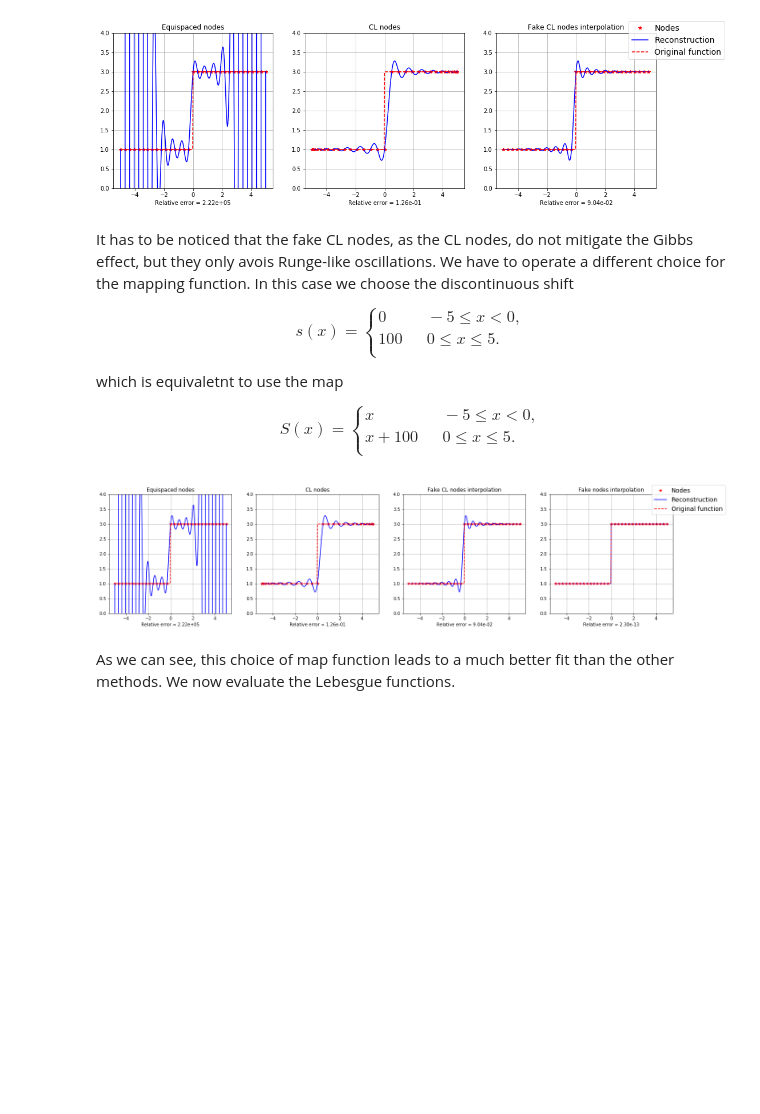
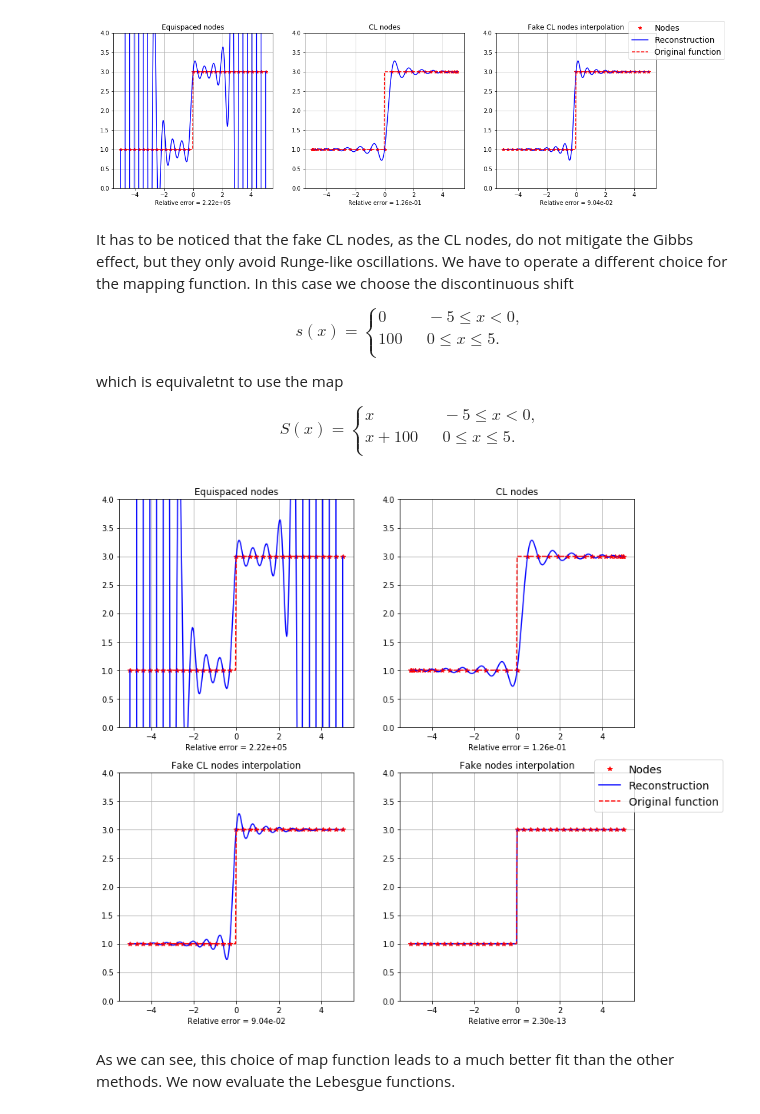
Before and after one commit to pog87/FakeNodes, a Jupyter notebook: Gibbs.ipynb, the cells around one changed output. Cells and saved outputs as stored; diff of their text form; code cells hidden in the pictures; blank space fills up the shorter version.

```diff
--- a/Gibbs.ipynb
+++ b/Gibbs.ipynb
@@ -92,7 +92,7 @@ fig.savefig("gibbs_interp1.png")
 # %% [output]
 [figure]
 # %% [markdown]
-It has to be noticed that the fake CL nodes, as the CL nodes, do not mitigate the Gibbs effect, but they only avois Runge-like oscillations. We have to operate a different choice for the mapping function.
+It has to be noticed that the fake CL nodes, as the CL nodes, do not mitigate the Gibbs effect, but they only avoid Runge-like oscillations. We have to operate a different choice for the mapping function.
 In this case we choose the discontinuous shift
 
 $$s(x)= \left\{
@@ -114,34 +114,34 @@ y_fake2 = lagrange_interp(S2(x_test), S2(x_train), y_train)
 err4 = np.linalg.norm(y_true-y_fake2,2)/np.linalg.norm(y_true,2)
 lsum4 = lebesgue(S2(x_train),S2(x_test))
 # %%
-fig, (ax1, ax2,ax3, ax4) = plt.subplots(1, 4,figsize=(23,5))
+fig, ((ax1, ax2), (ax3, ax4)) = plt.subplots(2, 2,figsize=(12,12))
 ax1.cla(); ax2.cla(); ax3.cla(); ax4.cla()
 
 ax1.plot(x_train, y_train,'r*', x_test, y_poly,'b-',x_test,y_true,'r--')
 ax1.set_title("Equispaced nodes");
 ax1.set_xlabel("Relative error = %.2e"%err1)
 
 ax2.plot(x_CL, y_CL,'r*', x_test, y_Cheb,'b-',x_test,y_true,'r--')
 ax2.set_title("CL nodes")
 ax2.set_xlabel("Relative error = %.2e"%err2)
 
 ax3.plot(x_train, y_train,'r*', x_test, y_fake,'b-',x_test,y_true,'r--')
 ax3.set_title("Fake CL nodes interpolation")
 ax3.set_xlabel("Relative error = %.2e"%err3)
 
 ax4.plot(x_train, y_train,'r*', x_test, y_fake2,'b-',x_test,y_true,'r--')
 ax4.set_title("Fake nodes interpolation")
 ax4.set_xlabel("Relative error = %.2e"%err4)
 
 ax4.legend(["Nodes","Reconstruction","Original function"],loc = (.83,.83), fontsize = 14)
 
 ax1.set_ylim((-.1, 1.1)); ax2.set_ylim((-.1, 1.1)); ax3.set_ylim((-.1, 1.1)); ax4.set_ylim((-.1, 1.1))
 ax1.set_ylim((0, 4)); ax2.set_ylim((0, 4)); ax3.set_ylim((0, 4)); ax4.set_ylim((0, 4))
 ax1.grid(True); ax2.grid(True); ax3.grid(True); ax4.grid(True);
 fig.show()
 fig.savefig("gibbs_interp2.png")
 # %% [output]
-[figure, old version]
+[figure, new version]
 # %% [markdown]
 As we can see, this choice of map function leads to a much better fit than the other methods. We now evaluate the Lebesgue functions.
 # %%
```
Also changed, not shown: parts of 2 cells of this notebook, 4 other files.
